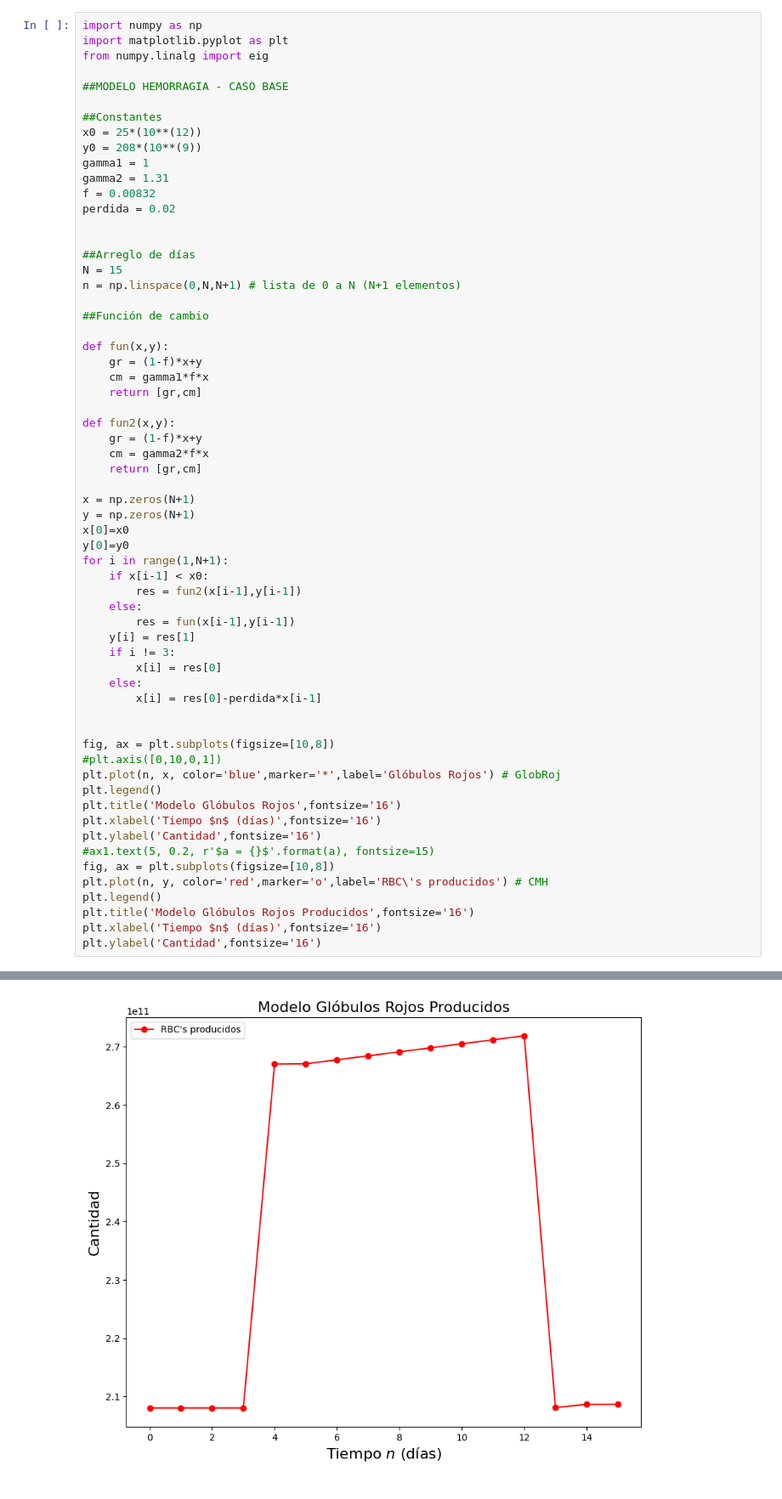
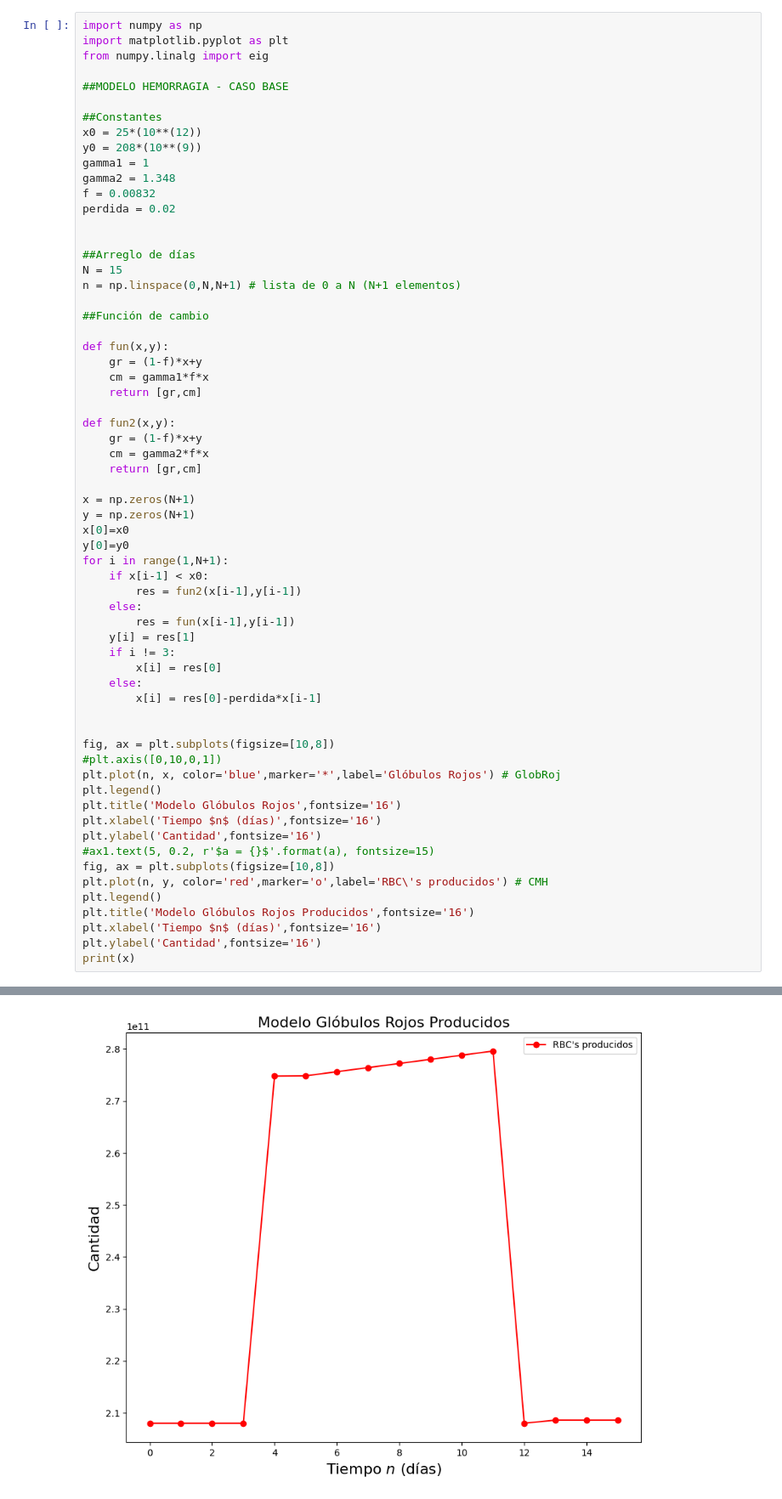
Before and after one commit to MiguelSC01/GraduationProject, a Jupyter notebook: Codigo/Tesis1[20].ipynb, the cells around one changed output, grey strips where cells are left out. Shown: that part at 85% size. Cells and saved outputs as stored; diff of their text form.

```diff
--- a/Codigo/Tesis1[20].ipynb
+++ b/Codigo/Tesis1[20].ipynb
@@ -315,7 +315,7 @@ from numpy.linalg import eig
 x0 = 25*(10**(12))
 y0 = 208*(10**(9))
 gamma1 = 1
-gamma2 = 1.31
+gamma2 = 1.348
 f = 0.00832
 perdida = 0.02
 
@@ -366,4 +366,5 @@ plt.legend()
 plt.title('Modelo Glóbulos Rojos Producidos',fontsize='16')
 plt.xlabel('Tiempo $n$ (días)',fontsize='16')
 plt.ylabel('Cantidad',fontsize='16')
+print(x)
 # %% [output]
@@ -372 +376 @@ Text(0, 0.5, 'Cantidad')
-[figure, old version]
+[figure, new version]
```
Also changed, not shown: parts of 1 cell of this notebook, 8 other files.
